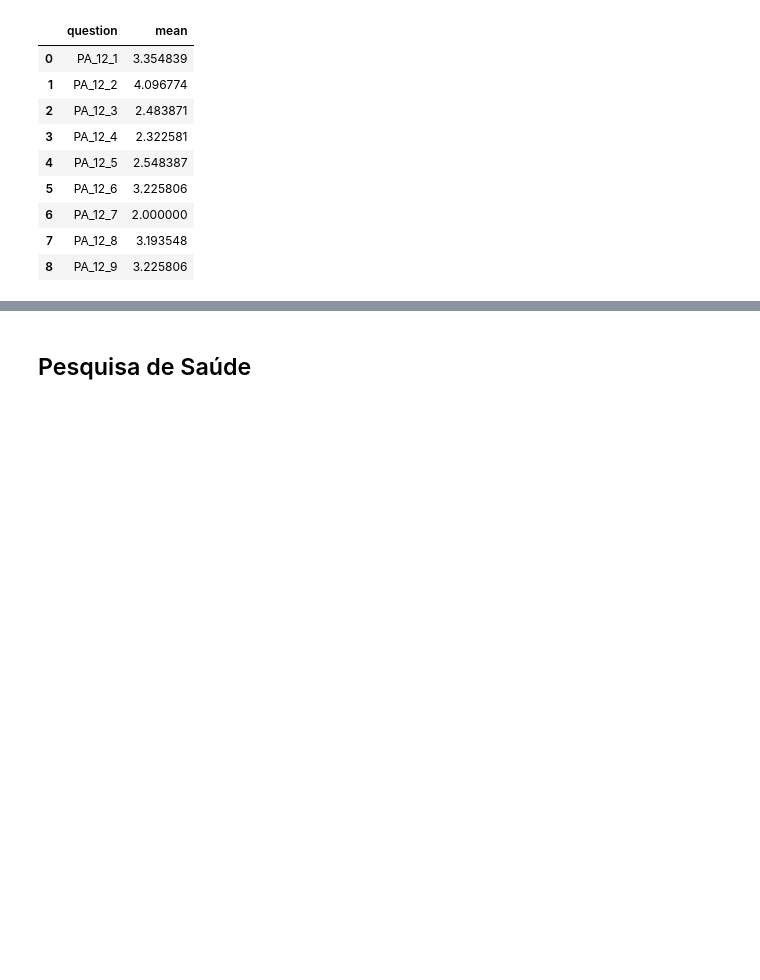
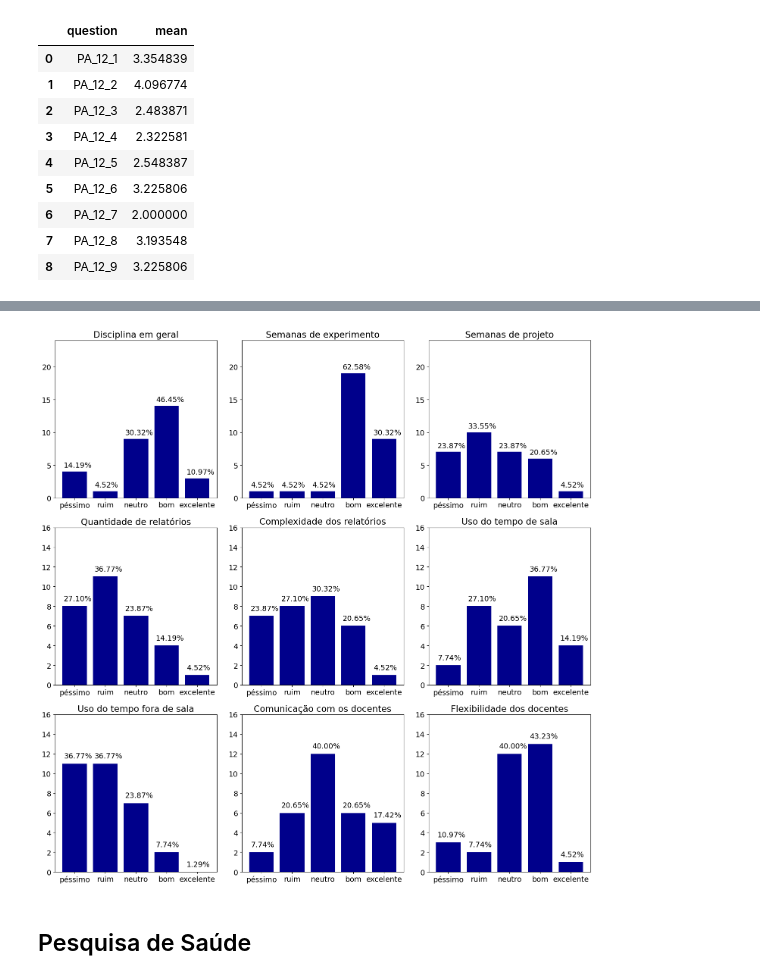
Before and after one commit to henriqueedu2001/pcs3635-health-research-data-analysis, a Jupyter notebook: analisys.ipynb, the cells around one changed output, grey strips where cells are left out. Saved outputs shown, nothing was run; the diff lists cells and outputs as text; code cells hidden in the pictures; blank space fills up the shorter version.

```diff
--- a/analisys.ipynb
+++ b/analisys.ipynb
@@ -2109,11 +2186,12 @@ Qual o seu grau de satisfação com a disciplina quanto aos elementos abaixo? [r
 - **[PA_12_8]** Comunicação com os docentes
 - **[PA_12_9]** Flexibilidade dos docentes
 # %%
-PA_12 = df[[
+PA_12_labels = [
     'PA_12_1', 'PA_12_2', 'PA_12_3',
     'PA_12_4', 'PA_12_5', 'PA_12_6',
     'PA_12_7', 'PA_12_8', 'PA_12_9'
-]]
+]
+PA_12 = df[PA_12_labels]
 
 PA_12
 # %% [output]
@@ -2134,3 +2212,6 @@ PA_12
 | 28 | 3 | 2 | 2 | 1 | 1 | 2 | 2 | 3 | 3 |
 | 29 | 3 | 4 | 2 | 3 | 3 | 5 | 2 | 2 | 3 |
 | 30 | 3 | 4 | 2 | 2 | 5 | 5 | 3 | 3 | 3 |
+# %%
+PA_12_counting = [count_linkert(PA_12[label]) for label in PA_12_labels]
+PA_12_counting
@@ -2162,3 +2268,59 @@ pd.DataFrame(PA_12_resume)
+# %%
+# Dados de contagem para os 5 conjuntos
+data = PA_12_counting
+
+PA_12_aspects = [
+    'Disciplina em geral',
+    'Semanas de experimento',
+    'Semanas de projeto',
+    'Quantidade de relatórios',
+    'Complexidade dos relatórios',
+    'Uso do tempo de sala',
+    'Uso do tempo fora de sala',
+    'Comunicação com os docentes',
+    'Flexibilidade dos docentes'
+    ]
+
+PA_12_labels = ['péssimo', 'ruim', 'neutro', 'bom', 'excelente']
+PA_12_y_tops = [24, 24, 24, 16, 16, 16, 16, 16, 16]
+
+fig, axs = plt.subplots(nrows=3, ncols=3, figsize=(15, 15), sharey=False)
+
+# Achatar a matriz de subplots para iteração fácil
+axs = axs.flatten()
+
+for i, ax in enumerate(axs):
+    if i < len(data):
+        counts = data[i]
+
+        # bar plot
+        bars = ax.bar(PA_12_labels, counts, color=fig_default_color)
+
+        ax.set_ylim(0, PA_12_y_tops[i])
+        # ax.set_ylabel('Contagem')
+
+        # var top text
+        for j, bar in enumerate(bars):
+            x = j - 0.35
+            y = bar.get_height() + 0.40
+            percentage_str = get_percentage_str(y/PA_12['PA_12_1'].size)
+            ax.text(x, y, percentage_str, va='bottom')
+
+        ax.set_title(f'{PA_12_aspects[i]}')
+    else:
+        # removing the empty plot space
+        ax.axis('off')
+
+plt.tight_layout()
+
+# save the figure in png format
+if save_all_figures:
+    plt.savefig('academic_imgs/PA_12_general')
+
+# showing the figure
+plt.show()
+# %% [output]
+[figure, added]
 # %% [markdown]
 ## Pesquisa de Saúde
 # %% [markdown]
```
Also changed, not shown: parts of 40 cells of this notebook.
